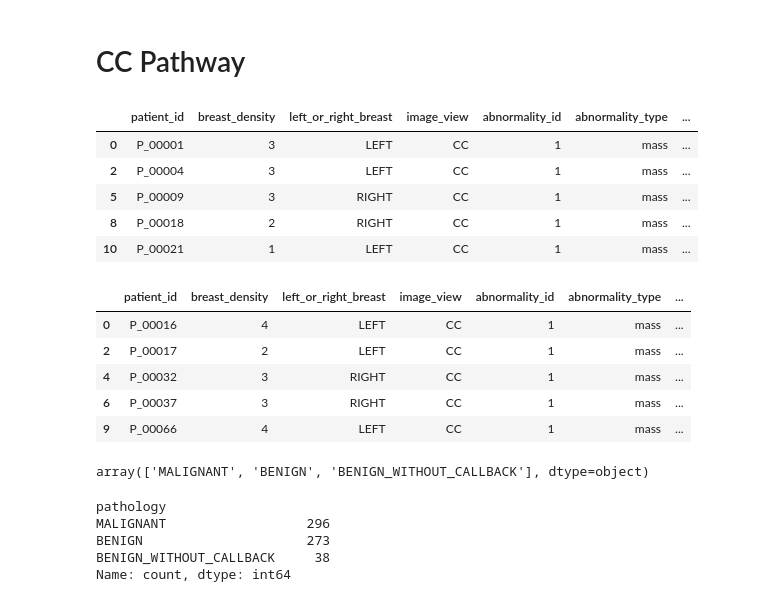
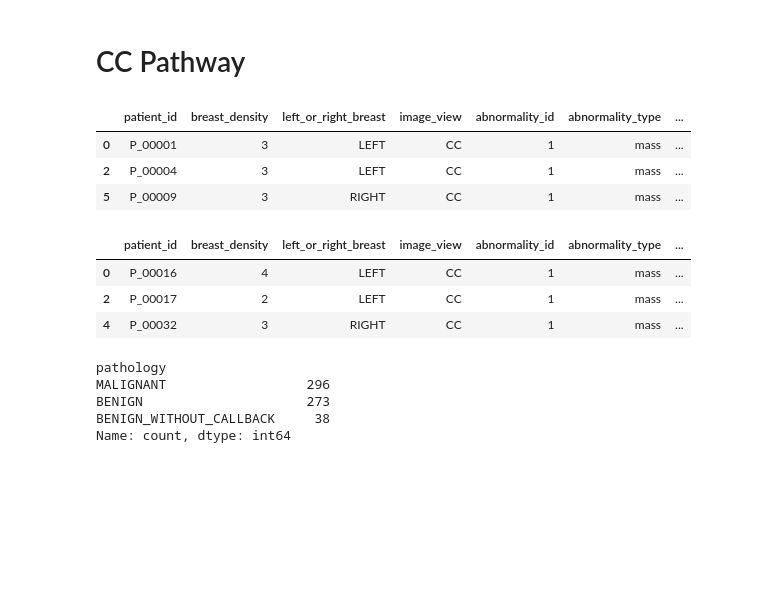
Before and after one commit to kiboiWanjohi/mammo, a Jupyter notebook: efficient-net-dual.ipynb, the cells around one changed output. Saved outputs shown, nothing was run; the diff lists cells and outputs as text; code cells hidden in the pictures; blank space fills up the shorter version.

```diff
--- a/efficient-net-dual.ipynb
+++ b/efficient-net-dual.ipynb
@@ -257,27 +253,19 @@ mass_test[['image_file_path', 'image_view']].head()
 mass_train_cc = mass_train[mass_train['image_view'] == 'CC'].copy()
 mass_test_cc = mass_test[mass_test['image_view'] == 'CC'].copy()
 # %%
-mass_train_cc.head(5)
+mass_train_cc.head(3)
 # %% [output]
 |  | patient_id | breast_density | left_or_right_breast | image_view | abnormality_id | abnormality_type | ... |
 | 0 | P_00001 | 3 | LEFT | CC | 1 | mass | ... |
 | 2 | P_00004 | 3 | LEFT | CC | 1 | mass | ... |
 | 5 | P_00009 | 3 | RIGHT | CC | 1 | mass | ... |
-| 8 | P_00018 | 2 | RIGHT | CC | 1 | mass | ... |
-| 10 | P_00021 | 1 | LEFT | CC | 1 | mass | ... |
 # %%
-mass_test_cc.head(5)
+mass_test_cc.head(3)
 # %% [output]
 |  | patient_id | breast_density | left_or_right_breast | image_view | abnormality_id | abnormality_type | ... |
 | 0 | P_00016 | 4 | LEFT | CC | 1 | mass | ... |
 | 2 | P_00017 | 2 | LEFT | CC | 1 | mass | ... |
 | 4 | P_00032 | 3 | RIGHT | CC | 1 | mass | ... |
-| 6 | P_00037 | 3 | RIGHT | CC | 1 | mass | ... |
-| 9 | P_00066 | 4 | LEFT | CC | 1 | mass | ... |
-# %%
-mass_test_cc.pathology.unique()
-# %% [output]
-array(['MALIGNANT', 'BENIGN', 'BENIGN_WITHOUT_CALLBACK'], dtype=object)
 # %%
 mass_train_cc.pathology.value_counts()
 # %% [output]
```
Also changed, not shown: parts of 75 cells of this notebook.
